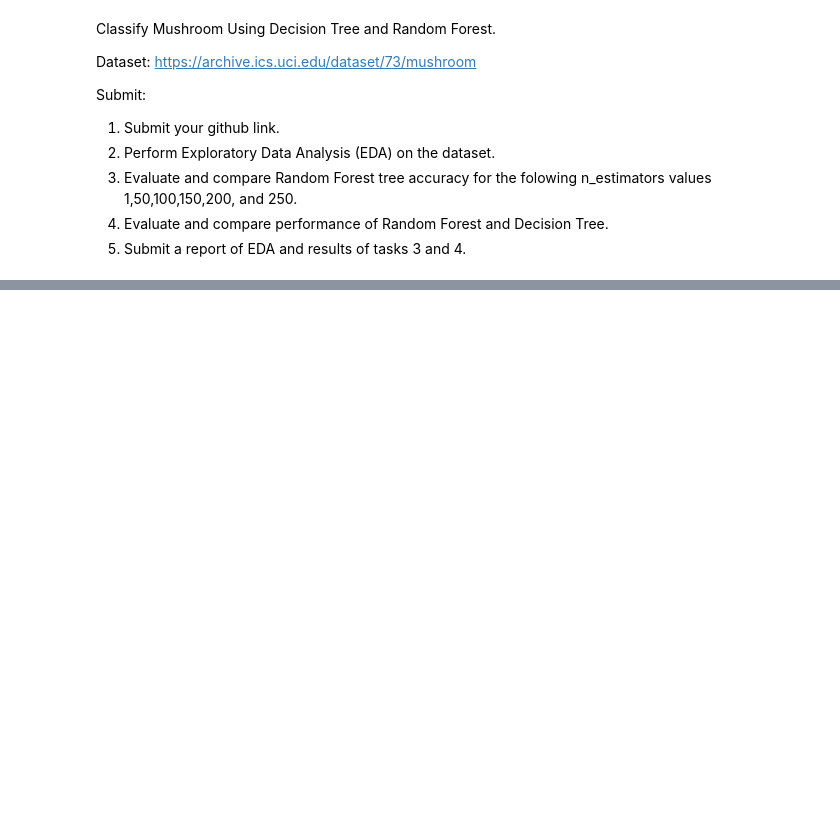
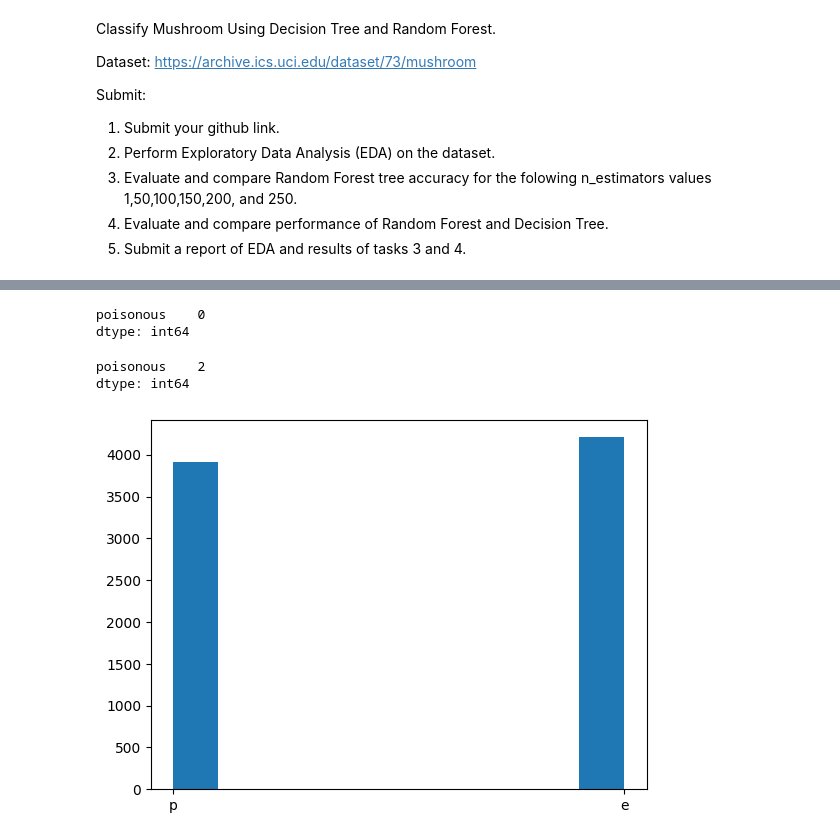
Before and after one commit to SaShakib/CSE475-machine-learning, a Jupyter notebook: Lab1_Decision_Tree_and_Random_Forest.ipynb, the cells around one changed output, grey strips where cells are left out. Saved outputs shown, nothing was run; the diff lists cells and outputs as text; code cells hidden in the pictures; blank space fills up the shorter version.

```diff
--- a/Lab1_Decision_Tree_and_Random_Forest.ipynb
+++ b/Lab1_Decision_Tree_and_Random_Forest.ipynb
@@ -203,0 +218,15 @@ Submit:
+# %%
+from ucimlrepo import fetch_ucirepo
+
+# fetch dataset
+mushroom = fetch_ucirepo(id=73)
+
+# data (as pandas dataframes)
+X = mushroom.data.features
+y = mushroom.data.targets
+
+# metadata
+print(mushroom.metadata)
+
+# variable information
+print(mushroom.variables)
@@ -203,0 +293,15 @@ Submit:
+# %%
+y.isnull().sum()
+# %% [output]
+poisonous    0
+dtype: int64
+# %%
+y.nunique()
+# %% [output]
+poisonous    2
+dtype: int64
+# %%
+plt.hist(y);
+plt.show()
+# %% [output]
+[figure, added]
```
Also changed, not shown: parts of 16 cells of this notebook.
